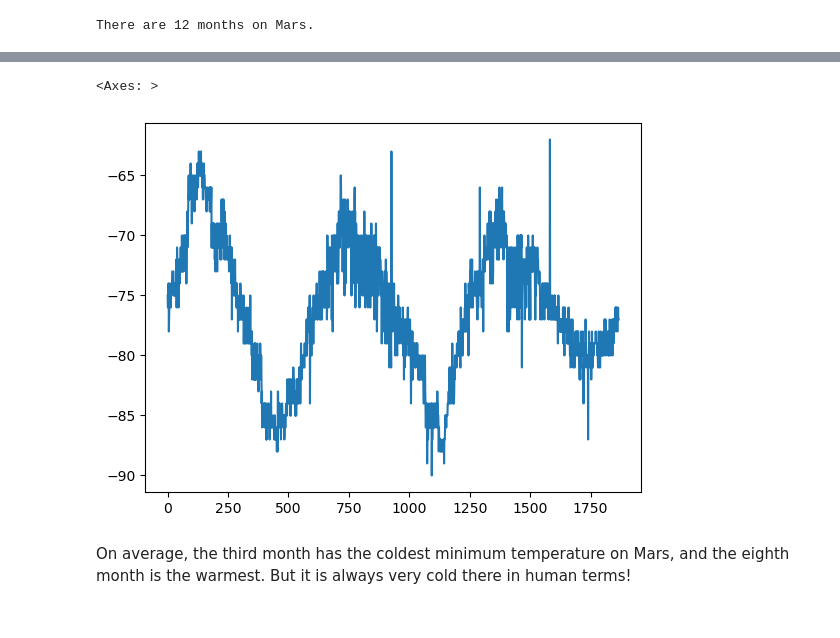
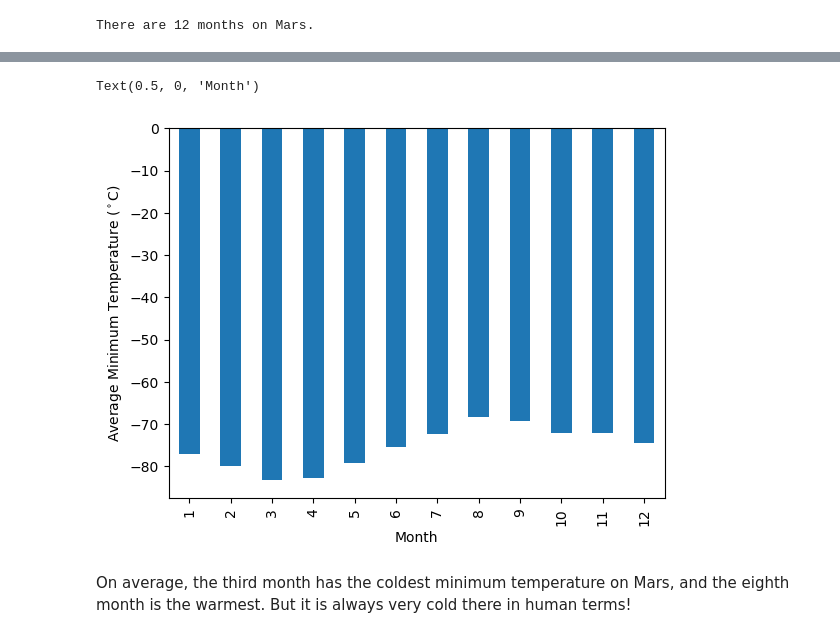
Before and after one commit to Nicole-Ham/MarsDataChallenge, a Jupyter notebook: Starter_Code/part_2_mars_weather.ipynb, the cells around one changed output, grey strips where cells are left out. Drawn from its saved outputs; the diff is of its cells as text; code cells hidden in the pictures.

```diff
--- a/Starter_Code/part_2_mars_weather.ipynb
+++ b/Starter_Code/part_2_mars_weather.ipynb
@@ -199,8 +199,6 @@ TypeError: 'method' object is not subscriptable
 # %%
 # 3. What is the average low temperature by month?
-# avg min temp groupby month
-group_month = mars_dataframe.groupby['month']
-low_temp_avg = mars_dataframe['min_temp'].mean()
+group_month = mars_dataframe.groupby(['month'])
+low_temp_avg = group_month['min_temp'].mean()
 low_temp_avg
-# group_month
 # %% [output]
@@ -208,7 +219,11 @@ TypeError: 'method' object is not subscriptable
 # %%
 # Plot the average temperature by month
-# plot above
-# low_temp_avg.plot.bar()
+low_temp_avg.plot.bar()
+plt.ylabel('Average Minimum Temperature ($^\circ$C)')
+plt.xlabel('Month')
+# %% [output]
+Text(0.5, 0, 'Month')
+[figure, added]
 # %%
 # Identify the coldest and hottest months in Curiosity's location
 # sort plot according to temp
@@ -220,10 +235,7 @@ TypeError: 'method' object is not subscriptable
 # plot
 # %%
 # 5. How many terrestrial (earth) days are there in a Martian year?
-mars_dataframe['min_temp'].plot()
+# mars_dataframe['min_temp'].plot()
-# %% [output]
-<Axes: >
-[figure, removed]
 # %% [markdown]
 On average, the third month has the coldest minimum temperature on Mars, and the eighth month is the warmest. But it is always very cold there in human terms!
 # %% [markdown]
```
Also changed, not shown: parts of 3 cells of this notebook, 1 other file.
